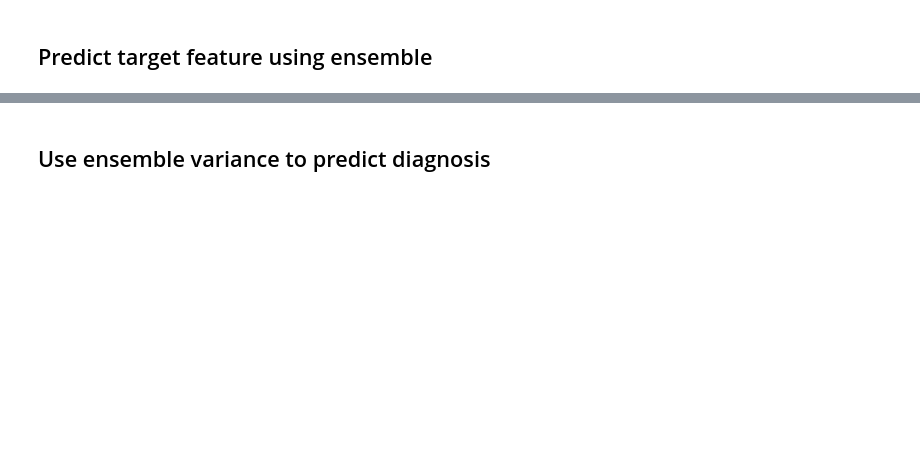
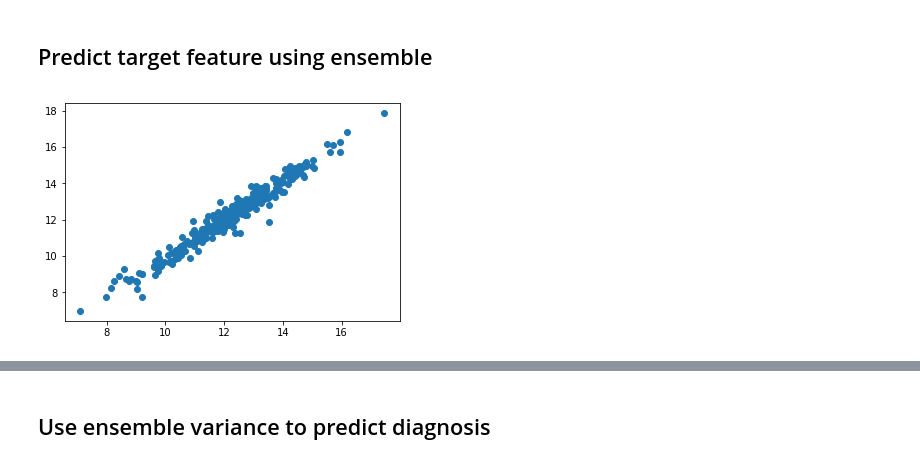
Before and after one commit to leoniloris/Visualization-In-Data-Science, a Jupyter notebook: ensembles/ensembles.ipynb, the cells around one changed output, grey strips where cells are left out. Drawn from its saved outputs; the diff is of its cells as text; code cells hidden in the pictures; blank space fills up the shorter version.

```diff
--- a/ensembles/ensembles.ipynb
+++ b/ensembles/ensembles.ipynb
@@ -174,3 +181,8 @@ for model in models:
     y_train_preds.append(model.predict(x_train))
     y_val_preds.append(model.predict(x_val))
     y_test_preds.append(model.predict(x_test))
+# %%
+plt.scatter(np.mean(y_train_preds, axis=0), y_train[:, 0])
+plt.show()
+# %% [output]
+[figure, added]
```
Also changed, not shown: parts of 22 cells of this notebook.
